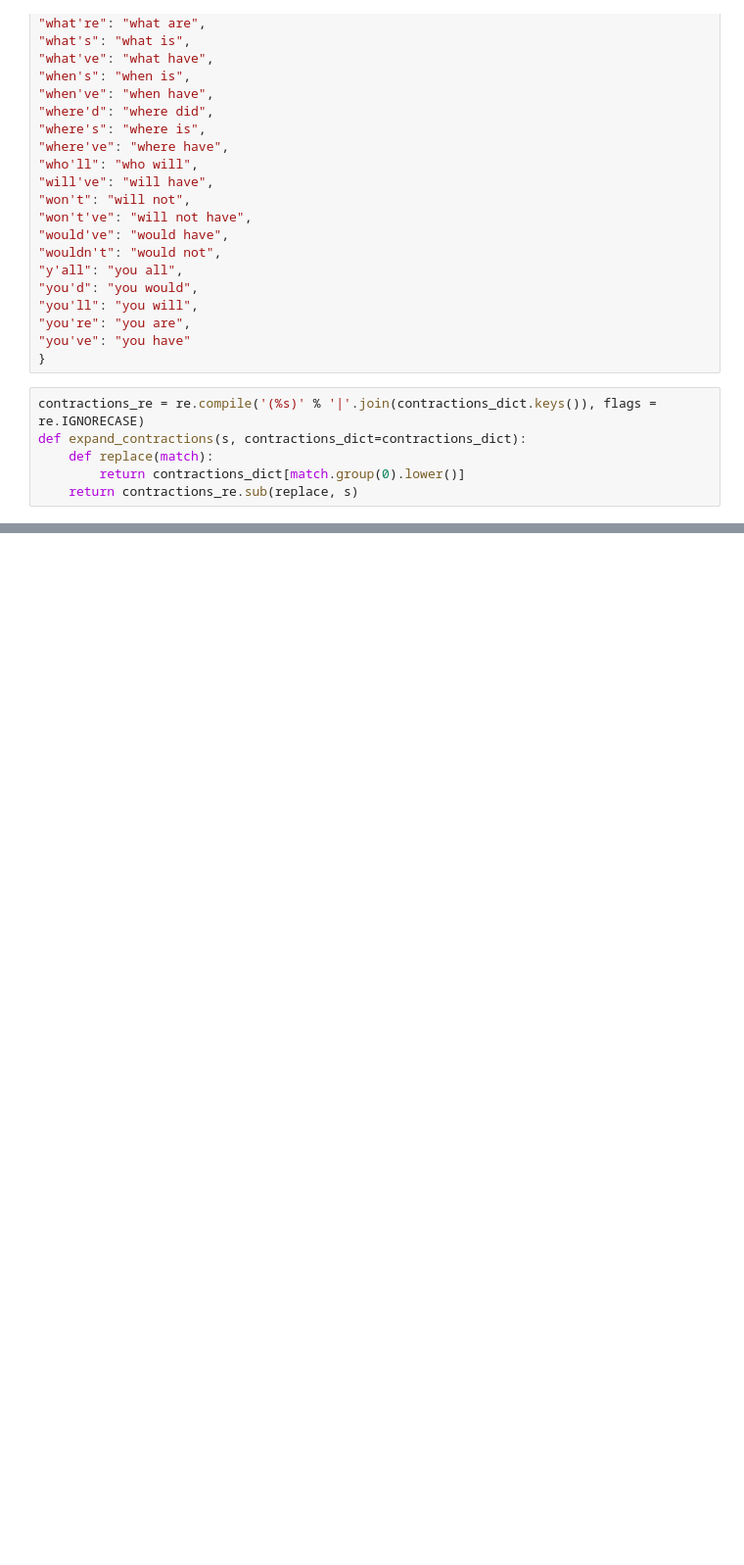
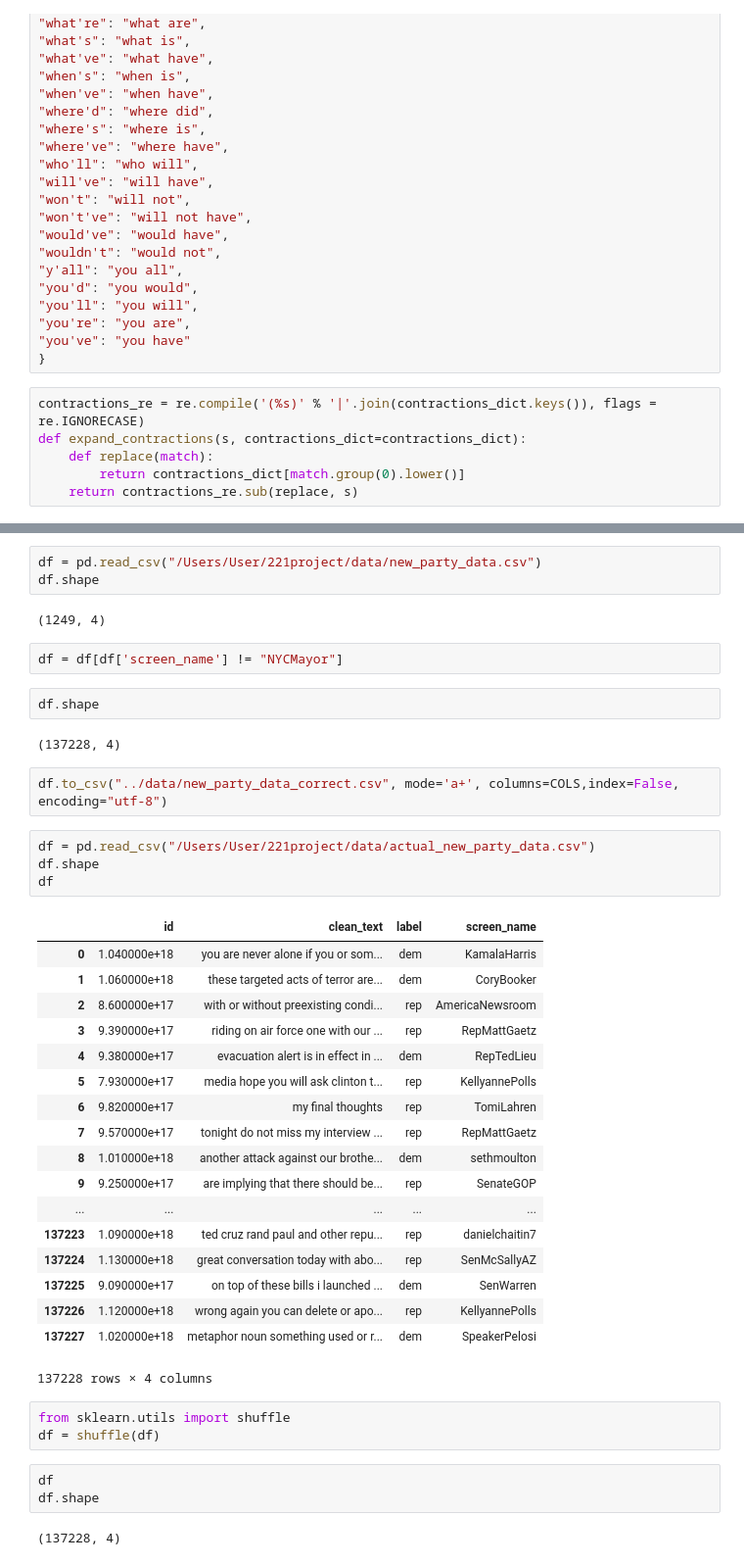
Before and after one commit to acarring/221-Project, a Jupyter notebook: src/TweetScrapingPy3.ipynb, the cells around one changed output, grey strips where cells are left out. Shown at 98% size. Drawn from its saved outputs; the diff is of its cells as text; blank space fills up the shorter version.

Commit message:
new data

```diff
--- a/src/TweetScrapingPy3.ipynb
+++ b/src/TweetScrapingPy3.ipynb
@@ -364,0 +426,44 @@ write_tweets(rep_handle19, tweets)
+# %%
+df = pd.read_csv("/Users/User/221project/data/new_party_data.csv")
+df.shape
+# %% [output]
+(1249, 4)
+# %%
+df = df[df['screen_name'] != "NYCMayor"]
+# %%
+df.shape
+# %% [output]
+(137228, 4)
+# %%
+df.to_csv("../data/new_party_data_correct.csv", mode='a+', columns=COLS,index=False, encoding="utf-8")
+# %%
+df = pd.read_csv("/Users/User/221project/data/actual_new_party_data.csv")
+df.shape
+df
+# %% [output]
+|  | id | clean_text | label | screen_name |
+| 0 | 1.040000e+18 | you are never alone if you or som... | dem | KamalaHarris |
+| 1 | 1.060000e+18 | these targeted acts of terror are... | dem | CoryBooker |
+| 2 | 8.600000e+17 | with or without preexisting condi... | rep | AmericaNewsroom |
+| 3 | 9.390000e+17 | riding on air force one with our ... | rep | RepMattGaetz |
+| 4 | 9.380000e+17 | evacuation alert is in effect in ... | dem | RepTedLieu |
+| 5 | 7.930000e+17 | media hope you will ask clinton t... | rep | KellyannePolls |
+| 6 | 9.820000e+17 | my final thoughts | rep | TomiLahren |
+| 7 | 9.570000e+17 | tonight do not miss my interview ... | rep | RepMattGaetz |
+| 8 | 1.010000e+18 | another attack against our brothe... | dem | sethmoulton |
+| 9 | 9.250000e+17 | are implying that there should be... | rep | SenateGOP |
+| ... | ... | ... | ... | ... |
+| 137223 | 1.090000e+18 | ted cruz rand paul and other repu... | rep | danielchaitin7 |
+| 137224 | 1.130000e+18 | great conversation today with abo... | rep | SenMcSallyAZ |
+| 137225 | 9.090000e+17 | on top of these bills i launched ... | dem | SenWarren |
+| 137226 | 1.120000e+18 | wrong again you can delete or apo... | rep | KellyannePolls |
+| 137227 | 1.020000e+18 | metaphor noun something used or r... | dem | SpeakerPelosi |
+137228 rows × 4 columns
+# %%
+from sklearn.utils import shuffle
+df = shuffle(df)
+# %%
+df
+df.shape
+# %% [output]
+(137228, 4)
```
Also changed, not shown: parts of 26 cells of this notebook, 4 other files.
